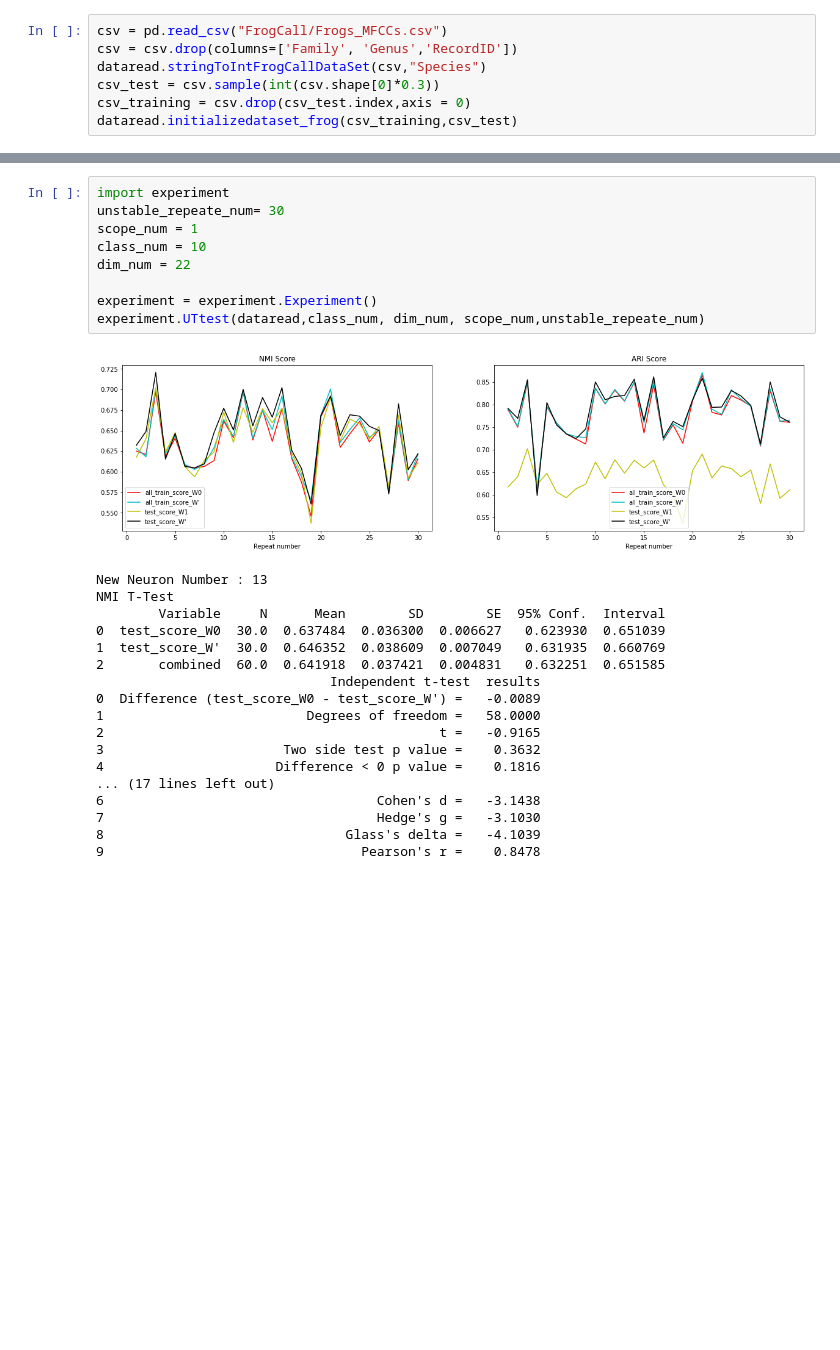
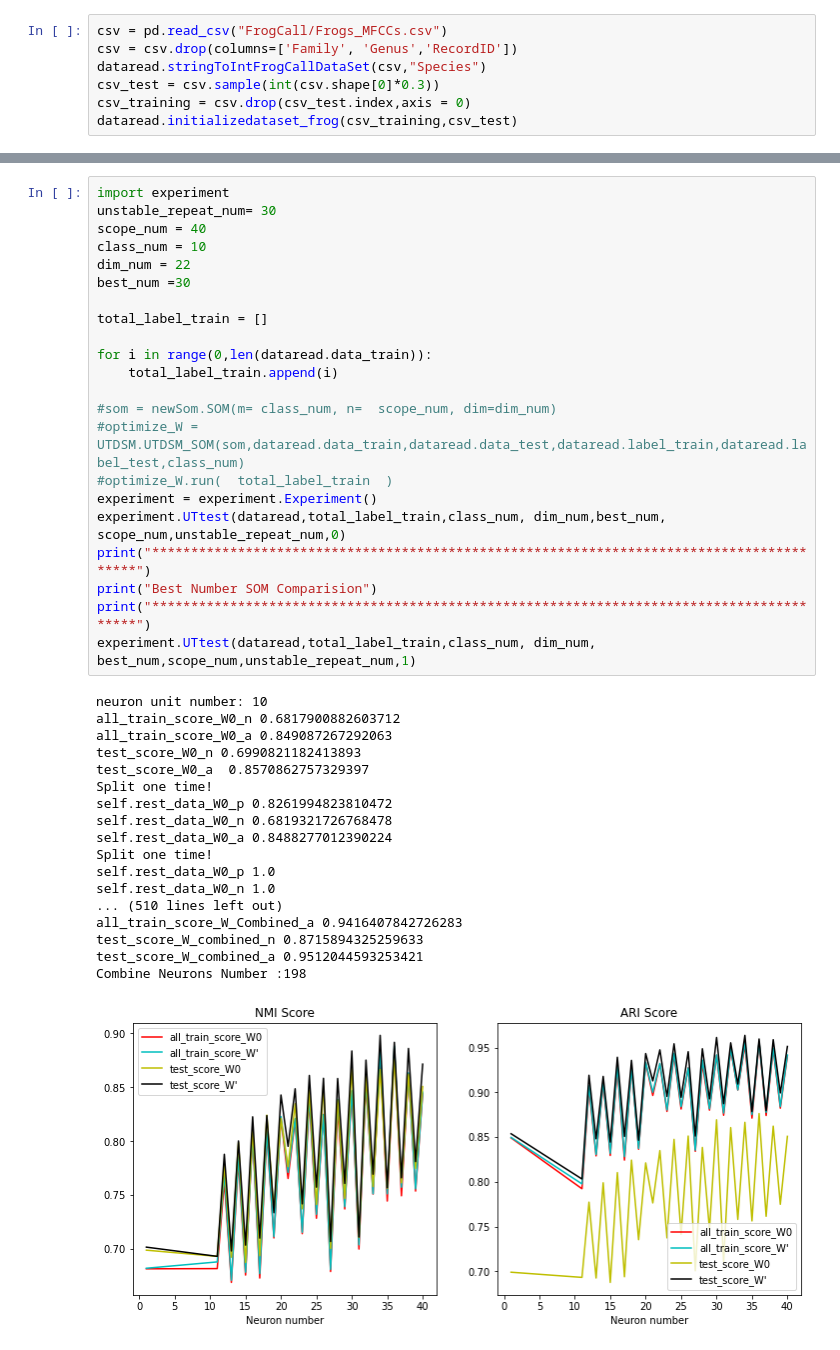
Before and after one commit to foolishfool/JupyterNotebook, a Jupyter notebook: SOM/UDSM_FROG.ipynb, the cells around one changed output, grey strips where cells are left out. Drawn from its saved outputs; the diff is of its cells as text; blank space fills up the shorter version.

```diff
--- a/SOM/UDSM_FROG.ipynb
+++ b/SOM/UDSM_FROG.ipynb
@@ -52,28 +24,41 @@ NMI T-Test
-# %%
-import experiment
-unstable_repeate_num= 30
-scope_num = 1
-class_num = 10
-dim_num = 22
-
-experiment = experiment.Experiment()
-experiment.UTtest(dataread,class_num, dim_num, scope_num,unstable_repeate_num)
-# %% [output]
-[figure, removed]
-New Neuron Number : 13
-NMI T-Test
-        Variable     N      Mean        SD        SE  95% Conf.  Interval
-0  test_score_W0  30.0  0.637484  0.036300  0.006627   0.623930  0.651039
-1  test_score_W'  30.0  0.646352  0.038609  0.007049   0.631935  0.660769
-2       combined  60.0  0.641918  0.037421  0.004831   0.632251  0.651585
-                              Independent t-test  results
-0  Difference (test_score_W0 - test_score_W') =   -0.0089
-1                          Degrees of freedom =   58.0000
-2                                           t =   -0.9165
-3                       Two side test p value =    0.3632
-4                      Difference < 0 p value =    0.1816
-... (17 lines left out)
-6                                   Cohen's d =   -3.1438
-7                                   Hedge's g =   -3.1030
-8                               Glass's delta =   -4.1039
-9                                 Pearson's r =    0.8478
+# %%
+import experiment
+unstable_repeat_num= 30
+scope_num = 40
+class_num = 10
+dim_num = 22
+best_num =30
+
+total_label_train = []
+
+for i in range(0,len(dataread.data_train)):
+    total_label_train.append(i)
+
+#som = newSom.SOM(m= class_num, n=  scope_num, dim=dim_num)
+#optimize_W = UTDSM.UTDSM_SOM(som,dataread.data_train,dataread.data_test,dataread.label_train,dataread.label_test,class_num)
+#optimize_W.run(  total_label_train  )
+experiment = experiment.Experiment()
+experiment.UTtest(dataread,total_label_train,class_num, dim_num,best_num, scope_num,unstable_repeat_num,0)
+print("*****************************************************************************************")
+print("Best Number SOM Comparision")
+print("*****************************************************************************************")
+experiment.UTtest(dataread,total_label_train,class_num, dim_num, best_num,scope_num,unstable_repeat_num,1)
+# %% [output]
+neuron unit number: 10
+all_train_score_W0_n 0.6817900882603712
+all_train_score_W0_a 0.849087267292063
+test_score_W0_n 0.6990821182413893
+test_score_W0_a  0.8570862757329397
+Split one time!
+self.rest_data_W0_p 0.8261994823810472
+self.rest_data_W0_n 0.6819321726768478
+self.rest_data_W0_a 0.8488277012390224
+Split one time!
+self.rest_data_W0_p 1.0
+self.rest_data_W0_n 1.0
+... (510 lines left out)
+all_train_score_W_Combined_a 0.9416407842726283
+test_score_W_combined_n 0.8715894325259633
+test_score_W_combined_a 0.9512044593253421
+Combine Neurons Number :198
+[figure, added]
```
Also changed, not shown: parts of 2 cells of this notebook, 13 other files.
